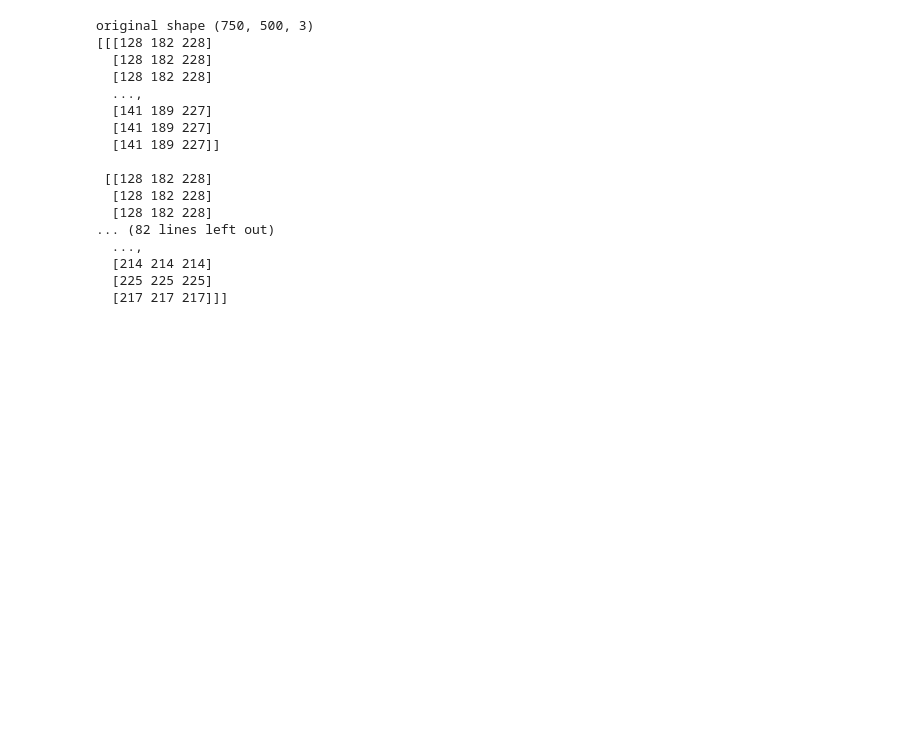
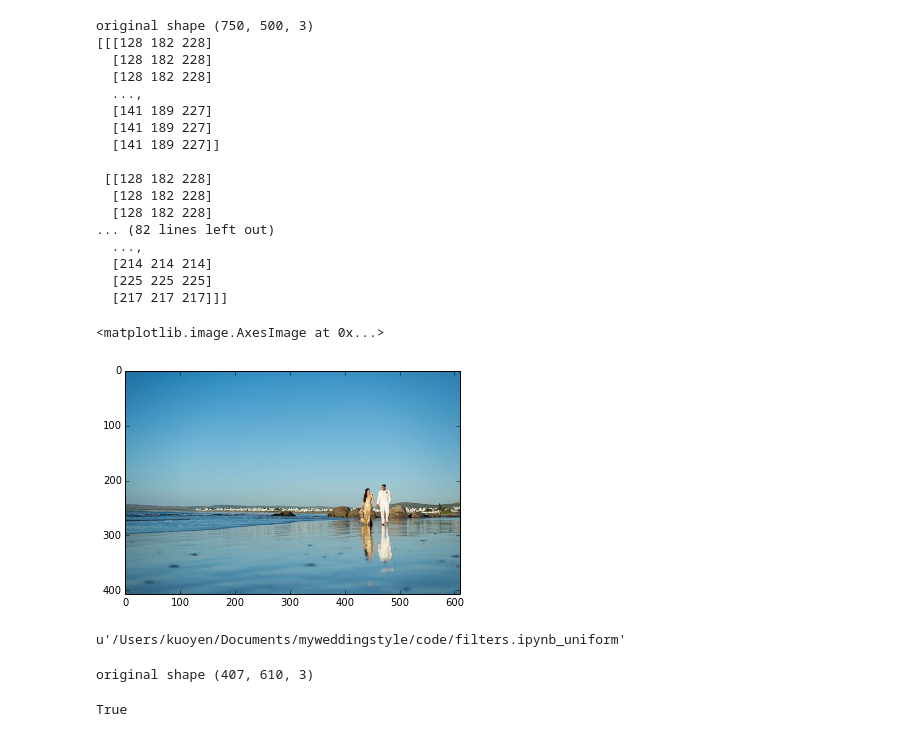
Before and after one commit to aliceykuo/ccs, a Jupyter notebook: code/filters.ipynb_uniform/sift.ipynb, the cells around one changed output. Saved outputs shown, nothing was run; the diff lists cells and outputs as text; code cells hidden in the pictures; blank space fills up the shorter version.

```diff
--- a/code/filters.ipynb_uniform/sift.ipynb
+++ b/code/filters.ipynb_uniform/sift.ipynb
@@ -81,3 +84,32 @@ original shape (750, 500, 3)
   [214 214 214]
   [225 225 225]
   [217 217 217]]]
+# %%
+img = io.imread('/Users/kuoyen/Documents/myweddingstyle/images/raw/beach/beach173.jpg')
+img.shape
+plt.imshow(img)
+# %% [output]
+<matplotlib.image.AxesImage at 0x...>
+[figure, added]
+# %%
+pwd
+# %% [output]
+u'/Users/kuoyen/Documents/myweddingstyle/code/filters.ipynb_uniform'
+# %%
+img = io.imread('/Users/kuoyen/Documents/myweddingstyle/images/raw/beach/beach173.jpg')
+print "original shape", img.shape
+gray= cv2.cvtColor(img,cv2.COLOR_BGR2GRAY)
+
+sift = cv2.SIFT()
+kp = sift.detect(gray,None)
+# print sum(img)
+img=cv2.drawKeypoints(gray,kp)
+# print sum(img)
+
+cv2.imwrite('/Users/kuoyen/Desktop/sift_keypoints.jpg',img)
+kp, des = sift.detectAndCompute(gray,None)
+img=cv2.drawKeypoints(gray,kp,flags=cv2.DRAW_MATCHES_FLAGS_DRAW_RICH_KEYPOINTS)
+cv2.imwrite('/Users/kuoyen/Desktop/sift_keypoints2.jpg',img)
+# %% [output]
+original shape (407, 610, 3)
+True
```
Also changed, not shown: parts of 5 cells of this notebook, 38 other files.
